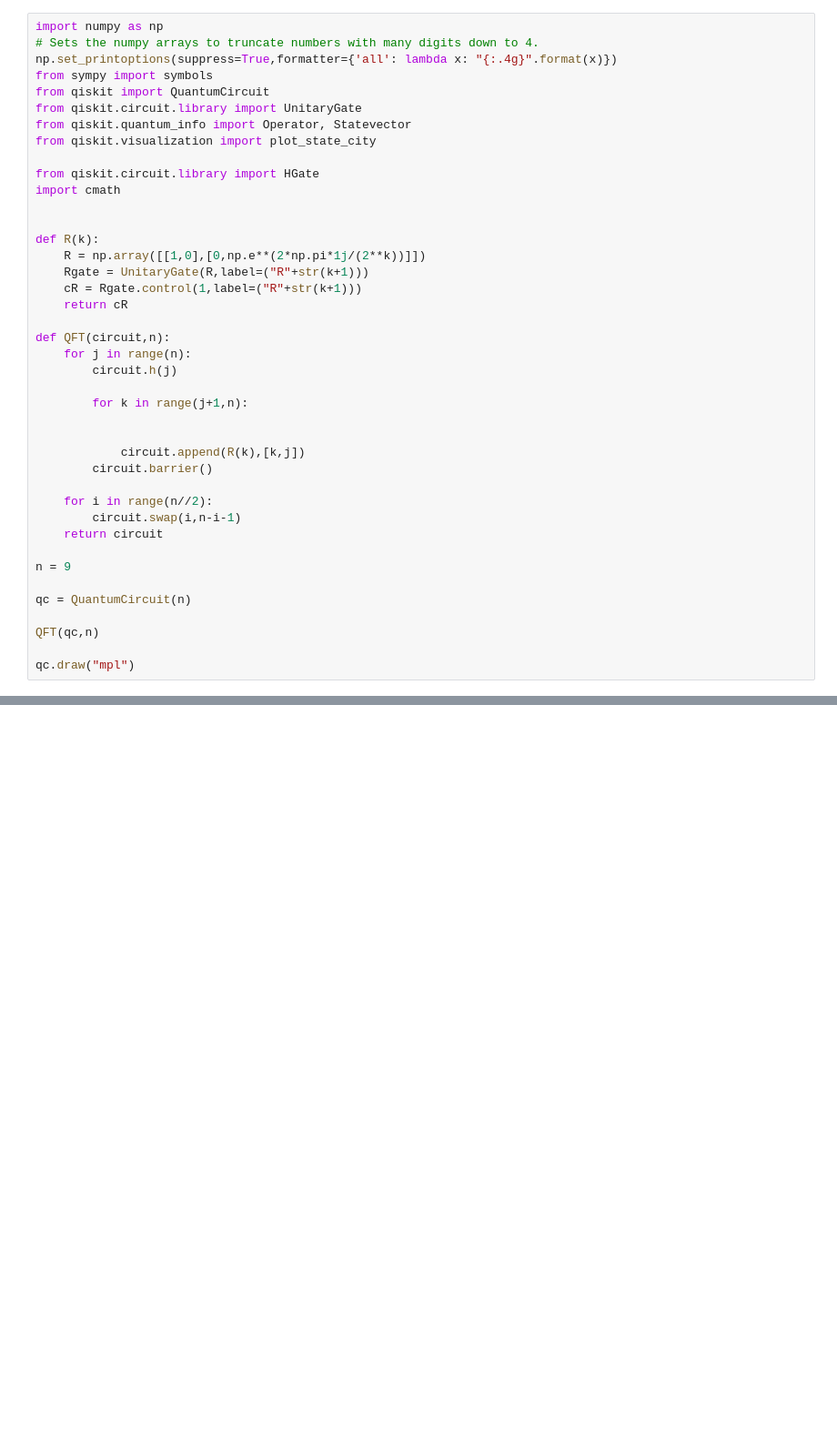
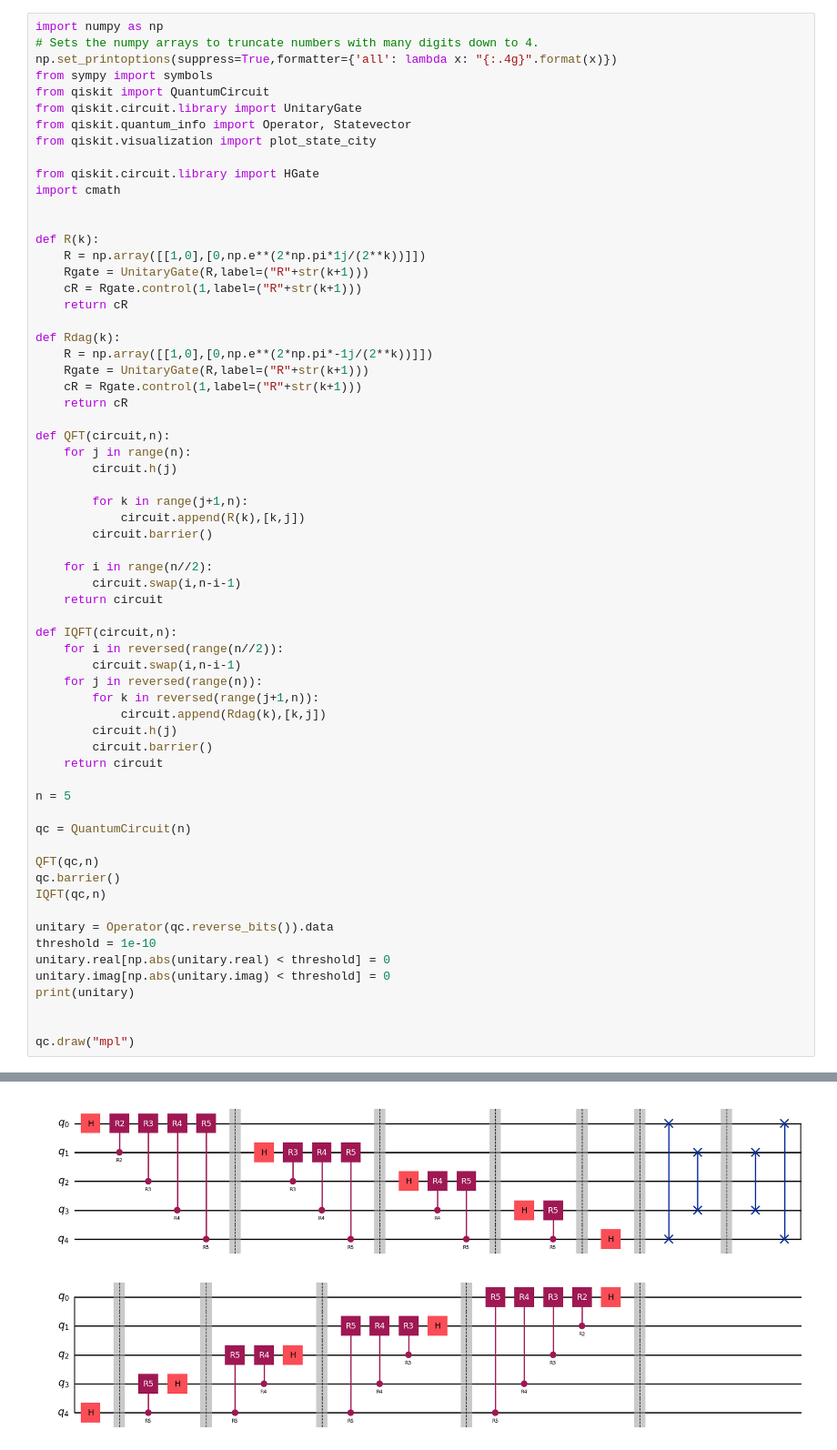
Before and after one commit to Academic-Student-Software-Club/quantum-computing, a Jupyter notebook: quantum-fourier-transform/4-HW6/4-2-HW6.ipynb, the cells around one changed output, grey strips where cells are left out. Shown: that part at 91% size. Saved outputs shown, nothing was run; the diff lists cells and outputs as text; blank space fills up the shorter version.

```diff
--- a/quantum-fourier-transform/4-HW6/4-2-HW6.ipynb
+++ b/quantum-fourier-transform/4-HW6/4-2-HW6.ipynb
@@ -77,13 +77,17 @@ def R(k):
     cR = Rgate.control(1,label=("R"+str(k+1)))
     return cR
 
+def Rdag(k):
+    R = np.array([[1,0],[0,np.e**(2*np.pi*-1j/(2**k))]])
+    Rgate = UnitaryGate(R,label=("R"+str(k+1)))
+    cR = Rgate.control(1,label=("R"+str(k+1)))
+    return cR
+
 def QFT(circuit,n):
     for j in range(n):
         circuit.h(j)
 
         for k in range(j+1,n):
-
-
             circuit.append(R(k),[k,j])
         circuit.barrier()
 
@@ -91,10 +95,30 @@ def QFT(circuit,n):
         circuit.swap(i,n-i-1)
     return circuit
 
-n = 9
+def IQFT(circuit,n):
+    for i in reversed(range(n//2)):
+        circuit.swap(i,n-i-1)
+    for j in reversed(range(n)):
+        for k in reversed(range(j+1,n)):
+            circuit.append(Rdag(k),[k,j])
+        circuit.h(j)
+        circuit.barrier()
+    return circuit
+
+n = 5
 
 qc = QuantumCircuit(n)
 
 QFT(qc,n)
+qc.barrier()
+IQFT(qc,n)
+
+unitary = Operator(qc.reverse_bits()).data
+threshold = 1e-10
+unitary.real[np.abs(unitary.real) < threshold] = 0
+unitary.imag[np.abs(unitary.imag) < threshold] = 0
+print(unitary)
+
 
 qc.draw("mpl")
+# %% [output]
@@ -100,0 +132 @@ qc.draw("mpl")
+[figure, added]
```
Also changed, not shown: parts of 1 cell of this notebook.
